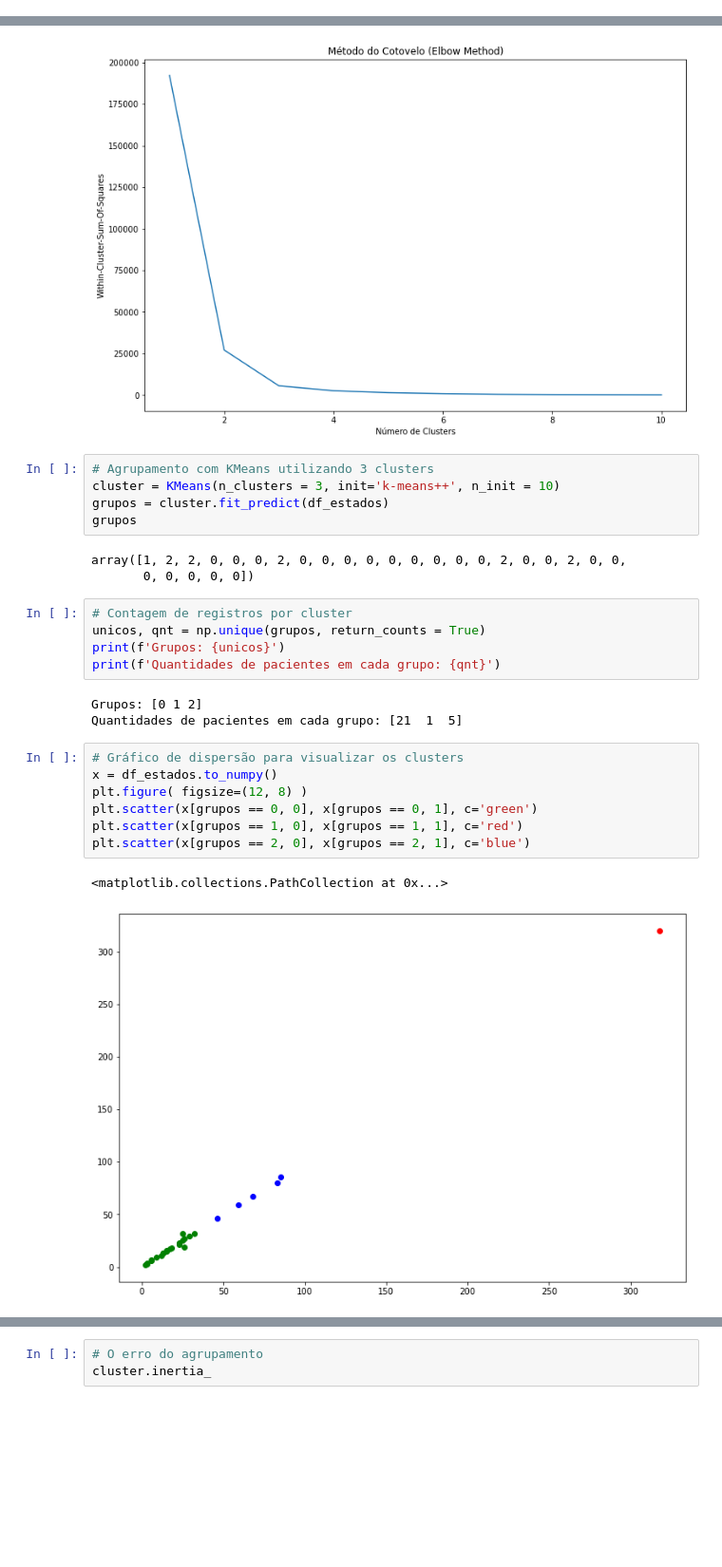
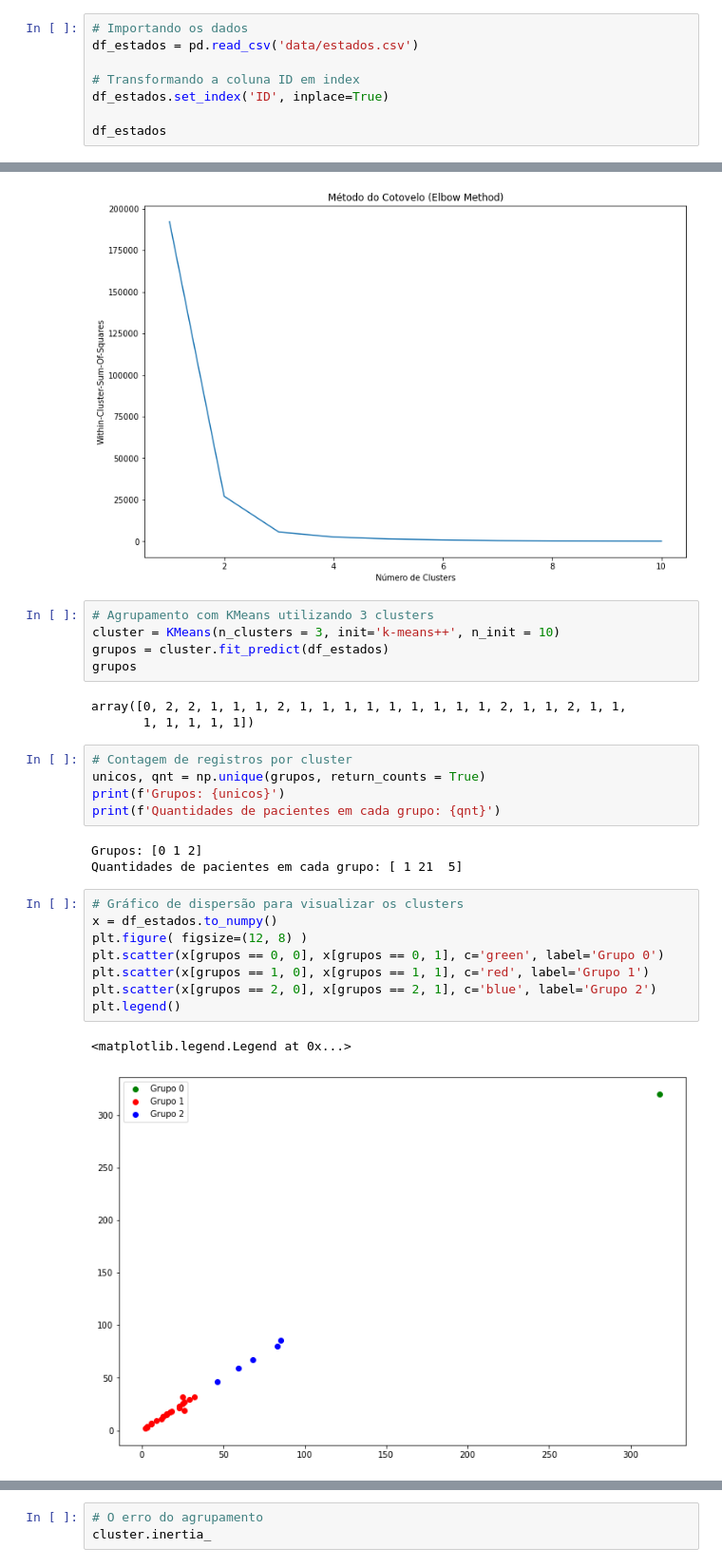
Before and after one commit to endhel/SRAG-Agrupamento-Deteccao-De-Anomalia, a Jupyter notebook: SRAG-Agrupamento-Deteccao-Anomalias.ipynb, the cells around one changed output, grey strips where cells are left out. Shown: that part at 95% size. Drawn from its saved outputs; the diff is of its cells as text; blank space fills up the shorter version.

```diff
--- a/SRAG-Agrupamento-Deteccao-Anomalias.ipynb
+++ b/SRAG-Agrupamento-Deteccao-Anomalias.ipynb
@@ -619,0 +645,8 @@ df_estados = pd.read_csv('data/estados.csv')
+# %%
+# Importando os dados
+df_estados = pd.read_csv('data/estados.csv')
+
+# Transformando a coluna ID em index
+df_estados.set_index('ID', inplace=True)
+
+df_estados
@@ -641,8 +693,8 @@ cluster = KMeans(n_clusters = 3, init='k-means++', n_init = 10)
 grupos = cluster.fit_predict(df_estados)
 grupos
 # %% [output]
-array([1, 2, 2, 0, 0, 0, 2, 0, 0, 0, 0, 0, 0, 0, 0, 0, 2, 0, 0, 2, 0, 0,
-       0, 0, 0, 0, 0])
+array([0, 2, 2, 1, 1, 1, 2, 1, 1, 1, 1, 1, 1, 1, 1, 1, 2, 1, 1, 2, 1, 1,
+       1, 1, 1, 1, 1])
 # %%
 # Contagem de registros por cluster
 unicos, qnt = np.unique(grupos, return_counts = True)
@@ -650,14 +702,15 @@ print(f'Grupos: {unicos}')
 print(f'Quantidades de pacientes em cada grupo: {qnt}')
 # %% [output]
 Grupos: [0 1 2]
-Quantidades de pacientes em cada grupo: [21  1  5]
+Quantidades de pacientes em cada grupo: [ 1 21  5]
 # %%
 # Gráfico de dispersão para visualizar os clusters
 x = df_estados.to_numpy()
 plt.figure( figsize=(12, 8) )
-plt.scatter(x[grupos == 0, 0], x[grupos == 0, 1], c='green')
-plt.scatter(x[grupos == 1, 0], x[grupos == 1, 1], c='red')
-plt.scatter(x[grupos == 2, 0], x[grupos == 2, 1], c='blue')
+plt.scatter(x[grupos == 0, 0], x[grupos == 0, 1], c='green', label='Grupo 0')
+plt.scatter(x[grupos == 1, 0], x[grupos == 1, 1], c='red', label='Grupo 1')
+plt.scatter(x[grupos == 2, 0], x[grupos == 2, 1], c='blue', label='Grupo 2')
+plt.legend()
 # %% [output]
-<matplotlib.collections.PathCollection at 0x...>
+<matplotlib.legend.Legend at 0x...>
-[figure, old version]
+[figure, new version]
```
Also changed, not shown: parts of 55 cells of this notebook, 8 other files.
